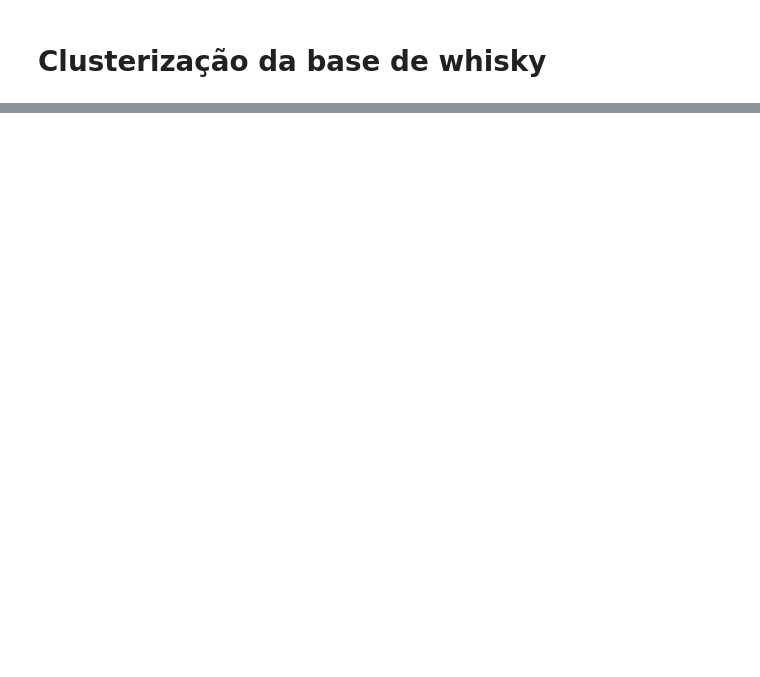
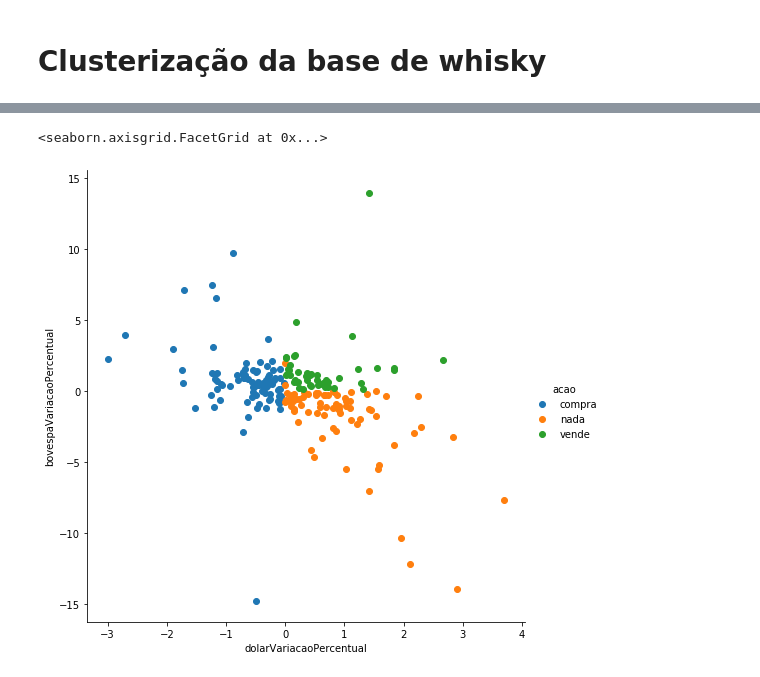
Before and after one commit to diegocandal/datascience-dolar, a Jupyter notebook: dolar-v1.0.0.ipynb, the cells around one changed output, grey strips where cells are left out. Saved outputs shown, nothing was run; the diff lists cells and outputs as text; code cells hidden in the pictures; blank space fills up the shorter version.

```diff
--- a/dolar-v1.0.0.ipynb
+++ b/dolar-v1.0.0.ipynb
@@ -20,0 +84,8 @@ ParserError: Error tokenizing data. C error: Expected 8 fields in line 194, saw
+# %%
+# usando FacetGrid do Seaborn para criar uma scatterplot colorida conforme o atributo species
+sns.FacetGrid(cotacoes, hue="acao", size=7) \
+   .map(plt.scatter, "dolarVariacaoPercentual", "bovespaVariacaoPercentual") \
+   .add_legend()
+# %% [output]
+<seaborn.axisgrid.FacetGrid at 0x...>
+[figure, added]
```
Also changed, not shown: parts of 7 cells of this notebook, 1 other file.
